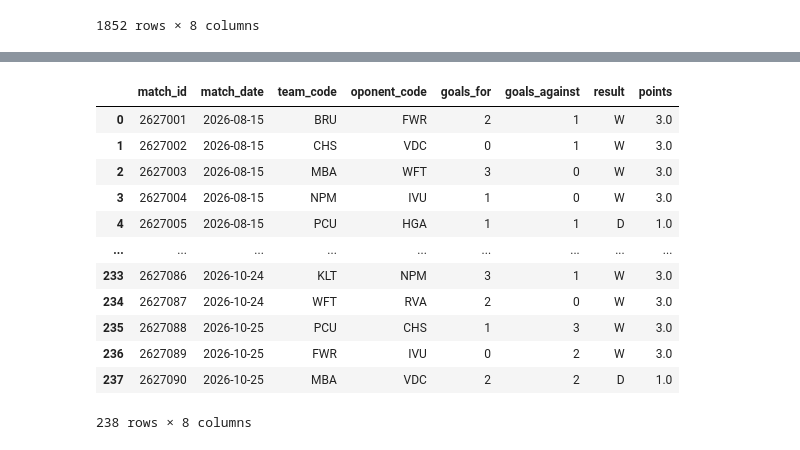
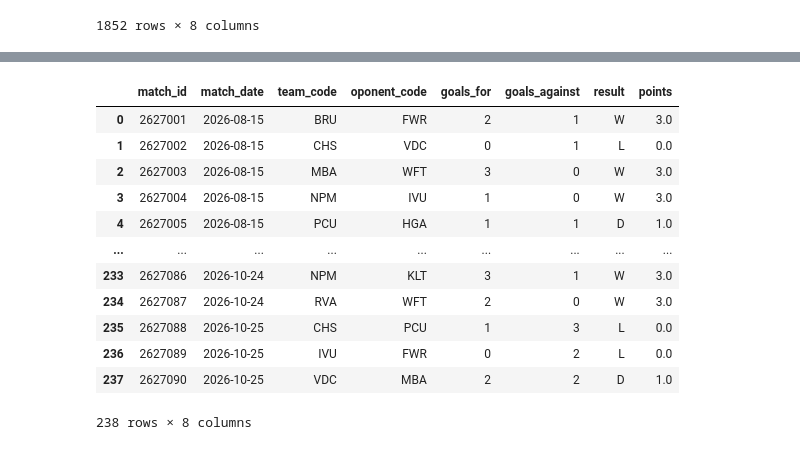
Before and after one commit to dkrawl/itb-data-pipeline, a Jupyter notebook: pipeline.ipynb, the cells around one changed output, grey strips where cells are left out. Saved outputs shown, nothing was run; the diff lists cells and outputs as text; code cells hidden in the pictures.

Commit message:
Added corrections to teams_results function in exercise 12

```diff
--- a/pipeline.ipynb
+++ b/pipeline.ipynb
@@ -367,10 +353,6 @@ invalid
 # result ('W', 'D', 'L'), points (3, 1, 0)
 # Утакмице имају team_id, а производи team_code
 
-matches = data['matches']
-teams = data['teams']
-
-
 def team_results(matches: pd.DataFrame, teams: pd.DataFrame) -> pd.DataFrame:
 
     df = matches[matches['status'] == 'finished'].copy()
@@ -378,66 +360,80 @@ def team_results(matches: pd.DataFrame, teams: pd.DataFrame) -> pd.DataFrame:
 
     tm = teams.copy()
 
-    home_teams = tm.rename(columns={'team_id': 'home_team_id', 'code': 'team_code'})
-    away_teams = tm.rename(columns={'team_id': 'away_team_id', 'code': 'oponent_code'})
+    home_teams = tm.rename(columns={
+        'team_id': 'home_team_id',
+        'code': 'team_code'
+    })
+
+    away_teams = tm.rename(columns={
+        'team_id': 'away_team_id',
+        'code': 'oponent_code'
+    })
 
     merged = pd.merge(
         df,
         home_teams,
         on='home_team_id',
         how='left'
     )
 
     merged = merged.merge(
         away_teams,
         on='away_team_id',
         how='left'
     )
 
-    # print(merged.columns)
-    home = merged[['match_id', 'match_date', 'team_code', 'oponent_code', 'home_goals', 'away_goals']]
-    home = home.rename(columns={'home_goals': 'goals_for', 'away_goals': 'goals_against'})
+    home = merged[
+        ['match_id', 'match_date', 'team_code', 'oponent_code',
+         'home_goals', 'away_goals']
+    ].copy()
 
-    away = merged[['match_id', 'match_date', 'team_code', 'oponent_code', 'home_goals', 'away_goals']]
-    away = away.rename(columns={'home_goals': 'goals_against', 'away_goals': 'goals_for'})
+    home = home.rename(columns={
+        'home_goals': 'goals_for',
+        'away_goals': 'goals_against'
+    })
+
+    away = merged[
+        ['match_id', 'match_date', 'oponent_code', 'team_code',
+         'home_goals', 'away_goals']
+    ].copy()
+
+    away = away.rename(columns={
+        'oponent_code': 'team_code',
+        'team_code': 'oponent_code',
+        'home_goals': 'goals_against',
+        'away_goals': 'goals_for'
+    })
 
     m = pd.concat([home, away], ignore_index=True)
 
-    # print(m)
-    wins = (
-        (m['goals_for'] > m['goals_against'])
-        |
-        (m['goals_for'] < m['goals_against'])
-    )
-
-    draws = (
-        m['goals_for'] == m['goals_against']
-    )
+    wins = m['goals_for'] > m['goals_against']
+    draws = m['goals_for'] == m['goals_against']
 
     m.loc[wins, 'result'] = 'W'
     m.loc[draws, 'result'] = 'D'
     m.loc[~(wins | draws), 'result'] = 'L'
 
     m.loc[m['result'] == 'W', 'points'] = 3
     m.loc[m['result'] == 'D', 'points'] = 1
     m.loc[m['result'] == 'L', 'points'] = 0
 
     return m
 
 team_results(matches, teams)
 # %% [output]
 |  | match_id | match_date | team_code | oponent_code | goals_for | goals_against | result | points |
 | 0 | 2627001 | 2026-08-15 | BRU | FWR | 2 | 1 | W | 3.0 |
-| 1 | 2627002 | 2026-08-15 | CHS | VDC | 0 | 1 | W | 3.0 |
+| 1 | 2627002 | 2026-08-15 | CHS | VDC | 0 | 1 | L | 0.0 |
 | 2 | 2627003 | 2026-08-15 | MBA | WFT | 3 | 0 | W | 3.0 |
 | 3 | 2627004 | 2026-08-15 | NPM | IVU | 1 | 0 | W | 3.0 |
 | 4 | 2627005 | 2026-08-15 | PCU | HGA | 1 | 1 | D | 1.0 |
 | ... | ... | ... | ... | ... | ... | ... | ... | ... |
-| 233 | 2627086 | 2026-10-24 | KLT | NPM | 3 | 1 | W | 3.0 |
-| 234 | 2627087 | 2026-10-24 | WFT | RVA | 2 | 0 | W | 3.0 |
-| 235 | 2627088 | 2026-10-25 | PCU | CHS | 1 | 3 | W | 3.0 |
-| 236 | 2627089 | 2026-10-25 | FWR | IVU | 0 | 2 | W | 3.0 |
-| 237 | 2627090 | 2026-10-25 | MBA | VDC | 2 | 2 | D | 1.0 |
+| 233 | 2627086 | 2026-10-24 | NPM | KLT | 3 | 1 | W | 3.0 |
+| 234 | 2627087 | 2026-10-24 | RVA | WFT | 2 | 0 | W | 3.0 |
+| 235 | 2627088 | 2026-10-25 | CHS | PCU | 1 | 3 | L | 0.0 |
+| 236 | 2627089 | 2026-10-25 | IVU | FWR | 0 | 2 | L | 0.0 |
+| 237 | 2627090 | 2026-10-25 | VDC | MBA | 2 | 2 | D | 1.0 |
 238 rows × 8 columns
 # %%
 # 13. Табела лиге. Написати функцију league_table(results: pd.DataFrame) -> pd.DataFrame
```
Also changed, not shown: parts of 2 cells of this notebook.
